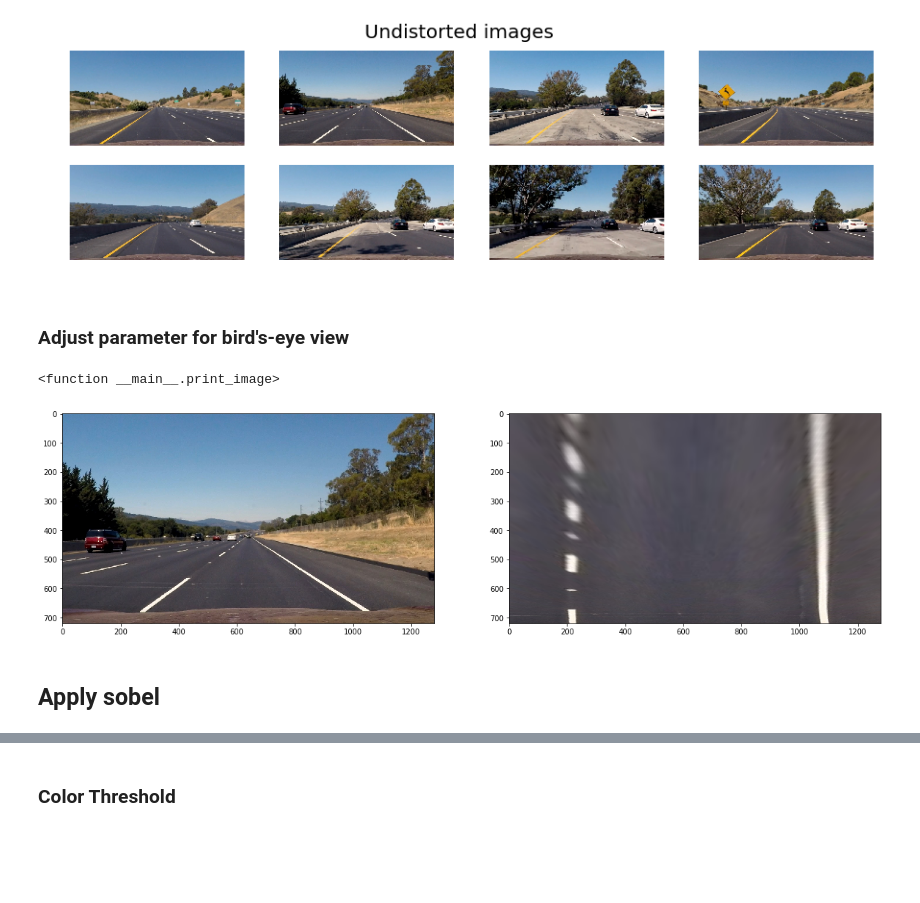
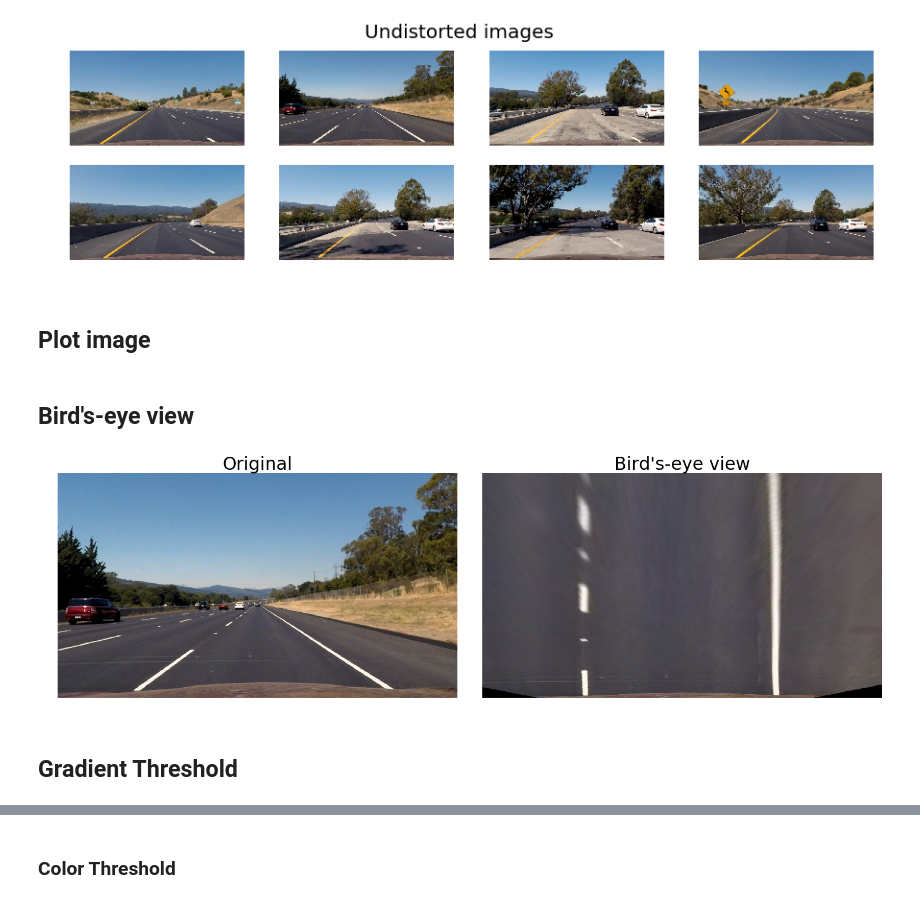
Before and after one commit to ibiscp/Advanced-Lane-Finding, a Jupyter notebook: Advanced-Line-Finding.ipynb, the cells around one changed output, grey strips where cells are left out. Cells and saved outputs as stored; diff of their text form; code cells hidden in the pictures; blank space fills up the shorter version.

```diff
--- a/Advanced-Line-Finding.ipynb
+++ b/Advanced-Line-Finding.ipynb
@@ -105,60 +111,76 @@ for i in range(len(image_names)):
 plt.suptitle('Undistorted images', fontsize = 20);
 # %% [output]
 [figure]
+# %% [markdown]
+## Plot image
+# %%
+def plot_images(img1, img2, title1, title2, colormap):
+    f, (ax1, ax2) = plt.subplots(1, 2, figsize=(20, 10))
+    f.tight_layout()
+    ax1.imshow(img1)
+    ax1.set_title(title1, fontsize=30)
+    ax2.imshow(img2, cmap=colormap)
+    ax2.set_title(title2, fontsize=30)
+    ax1.axis('off');
+    ax2.axis('off');
+# %% [markdown]
+## Bird's-eye view
 # %%
-# Define perspective transfor function
+from IPython.html import widgets
+from IPython.html.widgets import interact
+from IPython.display import display
+
+# Parameters
+p1x = 545
+p2x = 742
+p3x = 1602
+p4x = -261
+pay = 450
+pby = 720
+
+# Perspective transfor function
 def warp(img, p1x, p2x, p3x, p4x, pay, pby):
 
     img_size = (img.shape[1], img.shape[0])
 
     # Source coordinates
-    src = np.float32(
-                [[p1x, pay],
-                 [p2x, pay],
-                 [p3x, pby],
-                 [p4x, pby]])
+    src = np.float32([[p1x, pay], [p2x, pay], [p3x, pby], [p4x, pby]])
 
     # Desired coordinates
-    dst = np.float32(
-                [[0, 0],
-                 [img_size[0], 0],
-                 [img_size[0], img_size[1]],
-                 [0, img_size[1]]])
+    dst = np.float32([[0, 0], [img_size[0], 0], [img_size[0], img_size[1]], [0, img_size[1]]])
 
     # Perspective transform
     M = cv2.getPerspectiveTransform(src, dst)
 
     # Inverse perspective transform
     Minv = cv2.getPerspectiveTransform(dst, src)
 
     # Warp image
     warped = cv2.warpPerspective(img, M, img_size, flags=cv2.INTER_LINEAR)
 
     return warped, src
 
+# Test and choose parameters
 def print_image(p1x, p2x, p3x, p4x, pay, pby):
     img = cv2.imread(path + image_names[1])
     img = cv2.cvtColor(img,cv2.COLOR_BGR2RGB)
+
+    # Undistort image
+    img = undistort_image(img)
+
+    # Transform
     img_warp, src = warp(img, p1x, p2x, p3x, p4x, pay, pby)
 
-    f, (ax1, ax2) = plt.subplots(1,2, figsize=(20,10));
-    ax1.imshow(img);
-    ax2.imshow(img_warp);
+    # Plot
+    plot_images(img, img_warp, 'Original', "Bird's-eye view", 'jet')
+
+interact(print_image, p1x=widgets.IntSlider(min=300,max=800,step=1,value=545),
+                      p2x=widgets.IntSlider(min=400,max=1000,step=1,value=742),
+                      p3x=widgets.IntSlider(min=1300,max=2000,step=1,value=1602),
+                      p4x=widgets.IntSlider(min=-500,max=0,step=1,value=-261),
+                      pay=widgets.IntSlider(min=200,max=700,step=1,value=450),
+                      pby=widgets.IntSlider(min=300,max=1000,step=1,value=720),);
+# %% [output]
+[figure, added]
-# %% [markdown]
-### Adjust parameter for bird's-eye view
-# %%
-from IPython.html import widgets
-from IPython.html.widgets import interact
-from IPython.display import display
-
-interact(print_image, p1x=widgets.IntSlider(min=400,max=600,step=1,value=592),
-                     p2x=widgets.IntSlider(min=500,max=700,step=1,value=690),
-                     p3x=widgets.IntSlider(min=1000,max=1200,step=1,value=1180),
-                     p4x=widgets.IntSlider(min=100,max=300,step=1,value=120),
-                     pay=widgets.IntSlider(min=300,max=500,step=1,value=440),
-                     pby=widgets.IntSlider(min=500,max=700,step=1,value=660),)
-# %% [output]
-<function __main__.print_image>
-[figure, removed]
-# %% [markdown]
-## Apply sobel
+# %% [markdown]
+## Gradient Threshold
```
Also changed, not shown: parts of 16 cells of this notebook.
